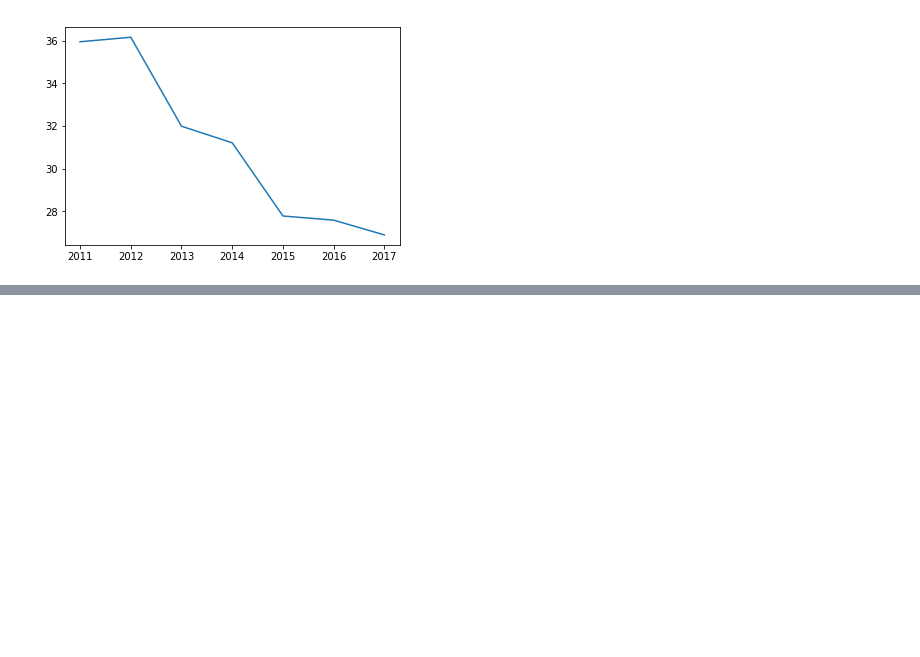
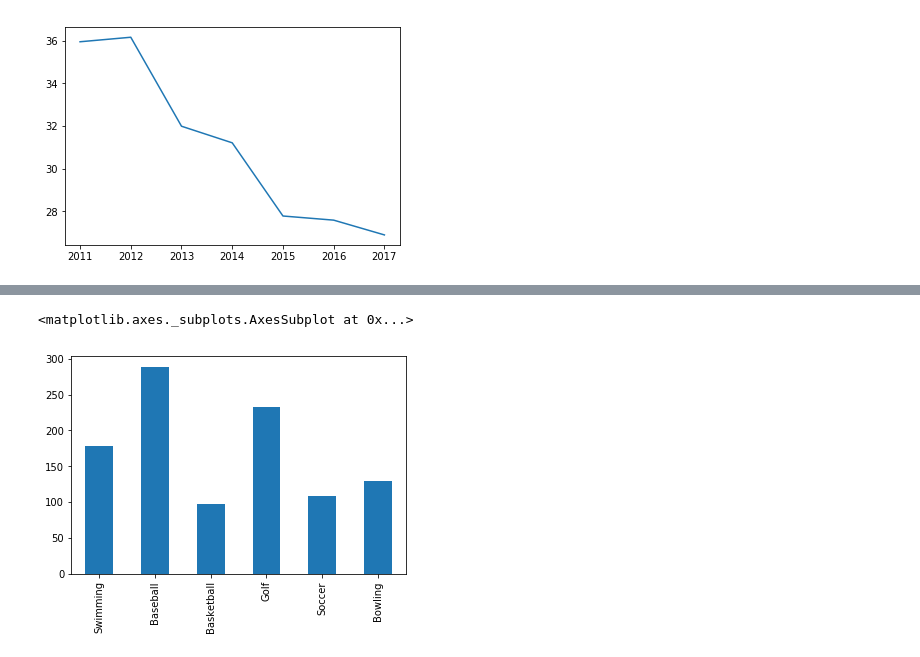
Before and after one commit to Beomman-Han/machine-learning, a Jupyter notebook: data_science/basic_plots.ipynb, the cells around one changed output, grey strips where cells are left out. Saved outputs shown, nothing was run; the diff lists cells and outputs as text; code cells hidden in the pictures; blank space fills up the shorter version.

```diff
--- a/data_science/basic_plots.ipynb
+++ b/data_science/basic_plots.ipynb
@@ -41,0 +69,5 @@ df['KBS'].plot()
+# %%
+df['Female'].plot(kind='bar')
+# %% [output]
+<matplotlib.axes._subplots.AxesSubplot at 0x...>
+[figure, added]
```
Also changed, not shown: parts of 7 cells of this notebook, 1 other file.
